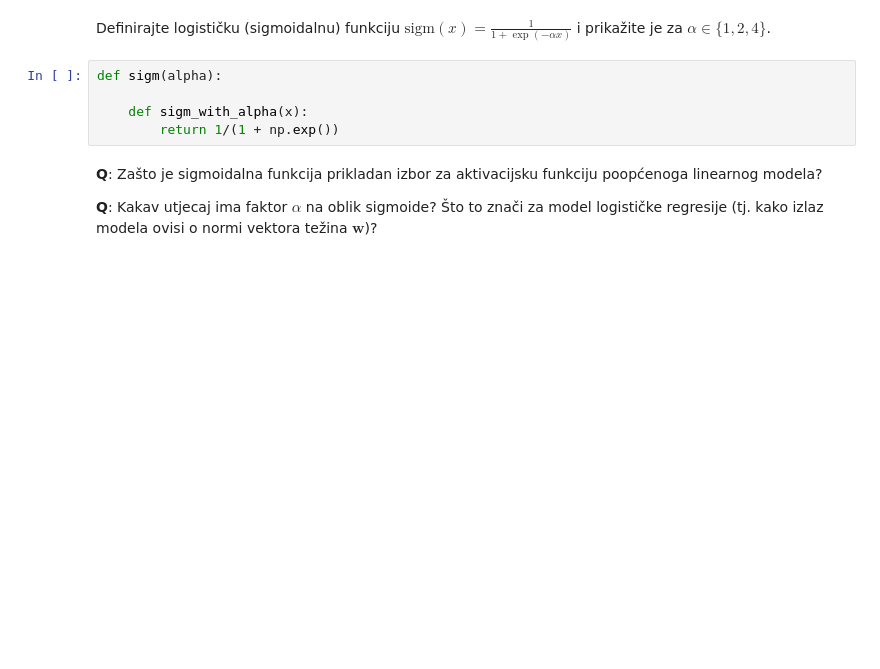
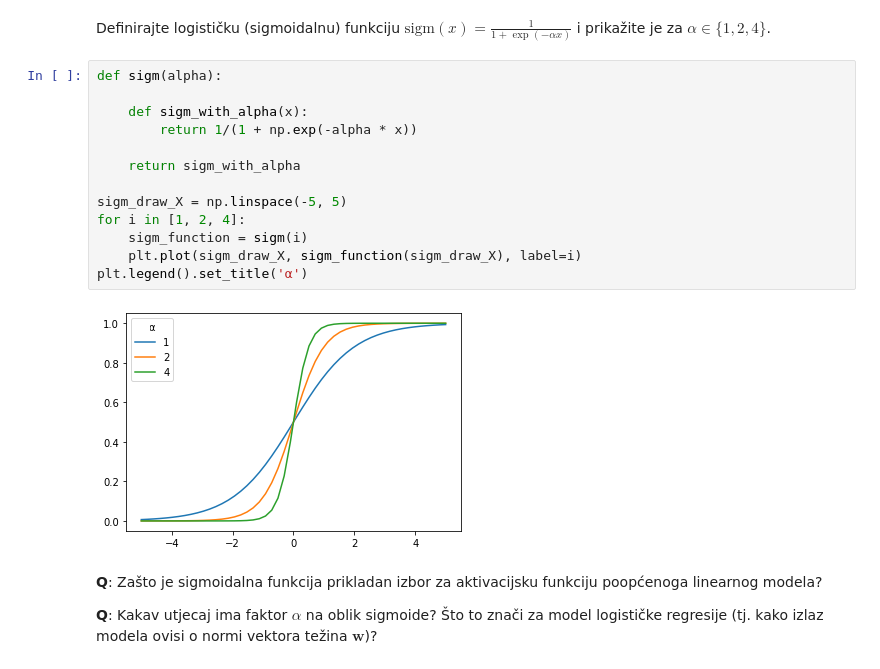
Before and after one commit to marko-curlin/SU, a Jupyter notebook: SU-2019-LAB02-LDM-LR.ipynb, the cells around one changed output. Drawn from its saved outputs; the diff is of its cells as text; blank space fills up the shorter version.

```diff
--- a/SU-2019-LAB02-LDM-LR.ipynb
+++ b/SU-2019-LAB02-LDM-LR.ipynb
@@ -235,11 +229,21 @@ Logistička regresija tipičan je predstavnik tzv. **poopćenih linearnih modela
 #### (a)
 # %% [markdown]
 Definirajte logističku (sigmoidalnu) funkciju $\mathrm{sigm}(x)=\frac{1}{1+\exp(-\alpha x)}$ i prikažite je za $\alpha\in\{1,2,4\}$.
-# %%
-def sigm(alpha):
-
-    def sigm_with_alpha(x):
-        return 1/(1 + np.exp())
+# %%
+def sigm(alpha):
+
+    def sigm_with_alpha(x):
+        return 1/(1 + np.exp(-alpha * x))
+
+    return sigm_with_alpha
+
+sigm_draw_X = np.linspace(-5, 5)
+for i in [1, 2, 4]:
+    sigm_function = sigm(i)
+    plt.plot(sigm_draw_X, sigm_function(sigm_draw_X), label=i)
+plt.legend().set_title('α')
+# %% [output]
+[figure, added]
 # %% [markdown]
 **Q**: Zašto je sigmoidalna funkcija prikladan izbor za aktivacijsku funkciju poopćenoga linearnog modela?
 </br>
```
Also changed, not shown: parts of 12 cells of this notebook.
